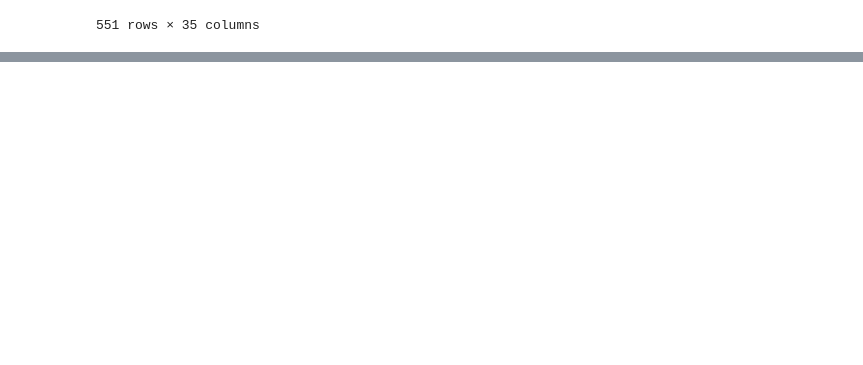
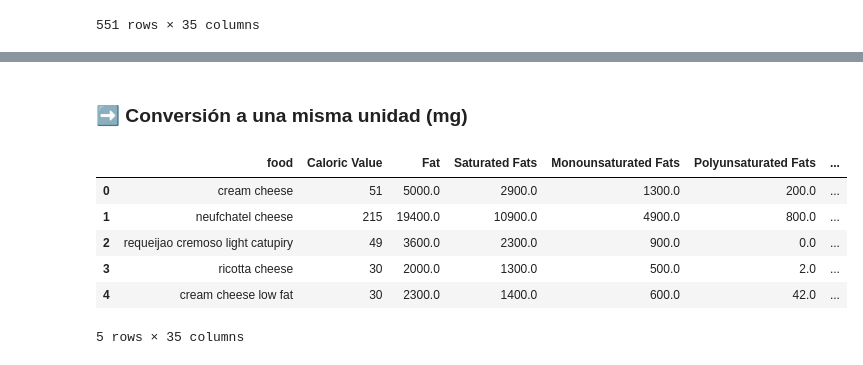
Before and after one commit to LINDAINES213/ML_EDA, a Jupyter notebook: EDA.ipynb, the cells around one changed output, grey strips where cells are left out. Drawn from its saved outputs; the diff is of its cells as text; code cells hidden in the pictures; blank space fills up the shorter version.

```diff
--- a/EDA.ipynb
+++ b/EDA.ipynb
@@ -20,0 +85,19 @@ df
+# %% [markdown]
+### ➡️ Conversión a una misma unidad (mg)
+# %%
+cols_in_grams = [
+    'Fat', 'Saturated Fats', 'Monounsaturated Fats', 'Polyunsaturated Fats',
+    'Carbohydrates', 'Sugars', 'Protein', 'Dietary Fiber', 'Sodium', 'Water'
+]
+
+# Conversión g → mg
+df[cols_in_grams] = df[cols_in_grams] * 1000
+df.head()
+# %% [output]
+|  | food | Caloric Value | Fat | Saturated Fats | Monounsaturated Fats | Polyunsaturated Fats | ... |
+| 0 | cream cheese | 51 | 5000.0 | 2900.0 | 1300.0 | 200.0 | ... |
+| 1 | neufchatel cheese | 215 | 19400.0 | 10900.0 | 4900.0 | 800.0 | ... |
+| 2 | requeijao cremoso light catupiry | 49 | 3600.0 | 2300.0 | 900.0 | 0.0 | ... |
+| 3 | ricotta cheese | 30 | 2000.0 | 1300.0 | 500.0 | 2.0 | ... |
+| 4 | cream cheese low fat | 30 | 2300.0 | 1400.0 | 600.0 | 42.0 | ... |
+5 rows × 35 columns
```
Also changed, not shown: parts of 16 cells of this notebook, 1 other file.
